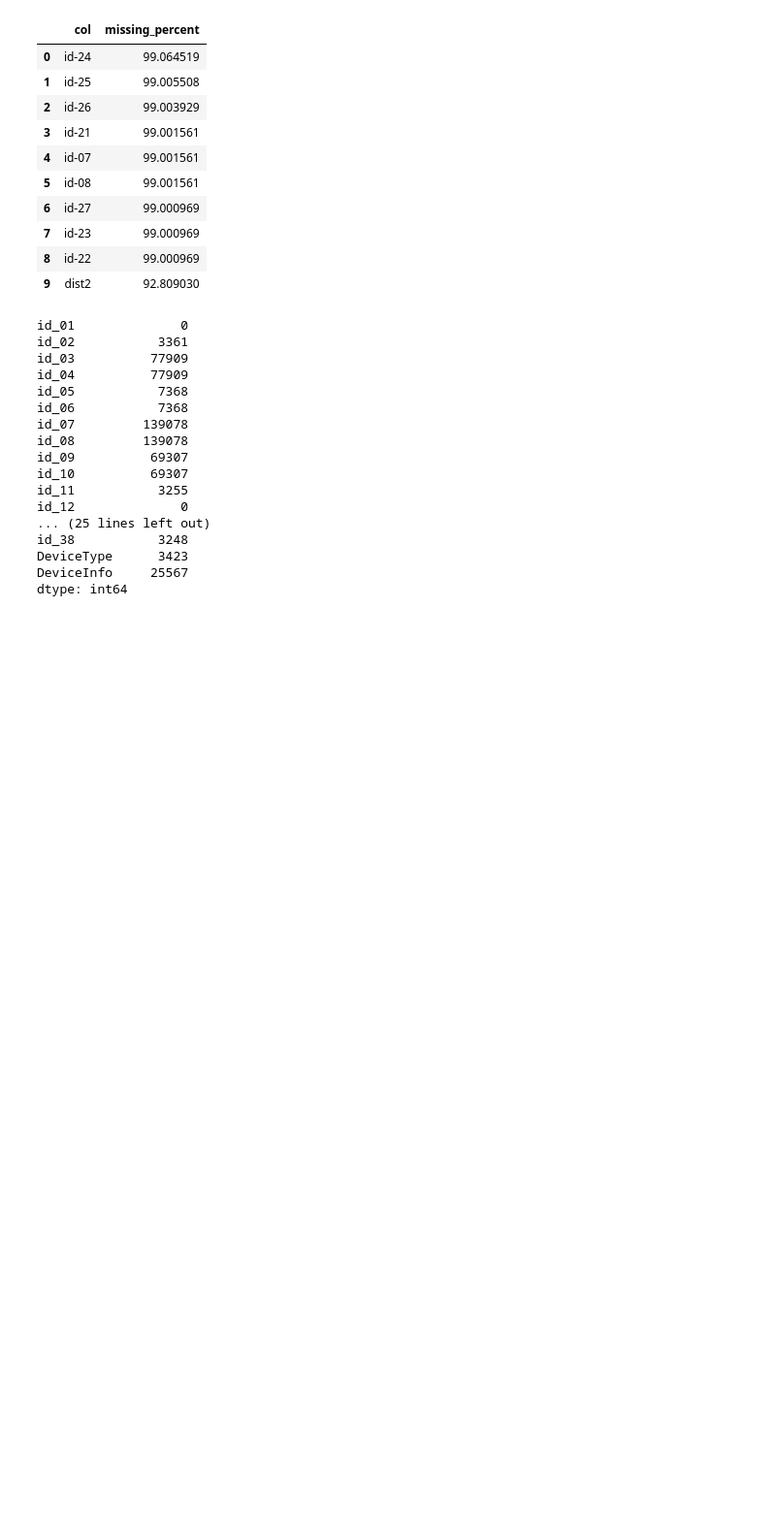
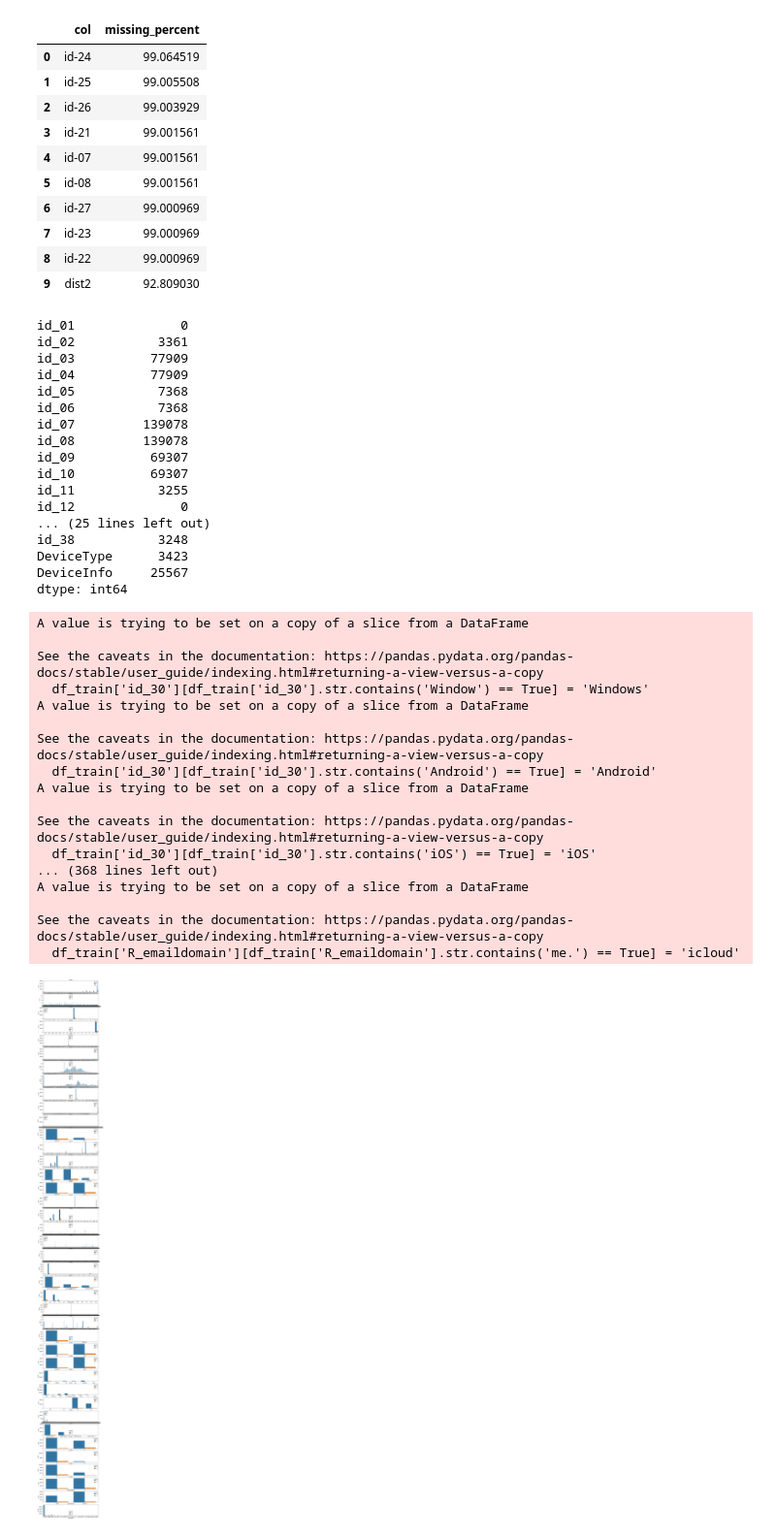
Before and after one commit to 592k/Mini_project-modeling, a Jupyter notebook: src/EDA.ipynb, the cells around one changed output. Shown at 97% size. Saved outputs shown, nothing was run; the diff lists cells and outputs as text; code cells hidden in the pictures; blank space fills up the shorter version.

```diff
--- a/src/EDA.ipynb
+++ b/src/EDA.ipynb
@@ -831,6 +814,31 @@ id_38           3248
 DeviceType      3423
 DeviceInfo     25567
 dtype: int64
+# %%
+train_m = classreduce(train_m)
+fig, axes = plt.subplots(len(train_i.columns),1,figsize=(10,100))
+for i in list(train_i.columns):
+    sns.countplot(data=train_m, x=i,hue='isFraud',ax=axes[list(train_i.columns).index(i)]).set(title=i)
+plt.show()
+# %% [output]
+A value is trying to be set on a copy of a slice from a DataFrame
+
+See the caveats in the documentation: https://pandas.pydata.org/pandas-docs/stable/user_guide/indexing.html#returning-a-view-versus-a-copy
+  df_train['id_30'][df_train['id_30'].str.contains('Window') == True] = 'Windows'
+A value is trying to be set on a copy of a slice from a DataFrame
+
+See the caveats in the documentation: https://pandas.pydata.org/pandas-docs/stable/user_guide/indexing.html#returning-a-view-versus-a-copy
+  df_train['id_30'][df_train['id_30'].str.contains('Android') == True] = 'Android'
+A value is trying to be set on a copy of a slice from a DataFrame
+
+See the caveats in the documentation: https://pandas.pydata.org/pandas-docs/stable/user_guide/indexing.html#returning-a-view-versus-a-copy
+  df_train['id_30'][df_train['id_30'].str.contains('iOS') == True] = 'iOS'
+... (368 lines left out)
+A value is trying to be set on a copy of a slice from a DataFrame
+
+See the caveats in the documentation: https://pandas.pydata.org/pandas-docs/stable/user_guide/indexing.html#returning-a-view-versus-a-copy
+  df_train['R_emaildomain'][df_train['R_emaildomain'].str.contains('me.') == True] = 'icloud'
+[figure, added]
 # %%
 fig, axes = plt.subplots(len(train_i.columns),1,figsize=(10,100))
 for i in list(train_i.columns):
```
Also changed, not shown: parts of 7 cells of this notebook.
